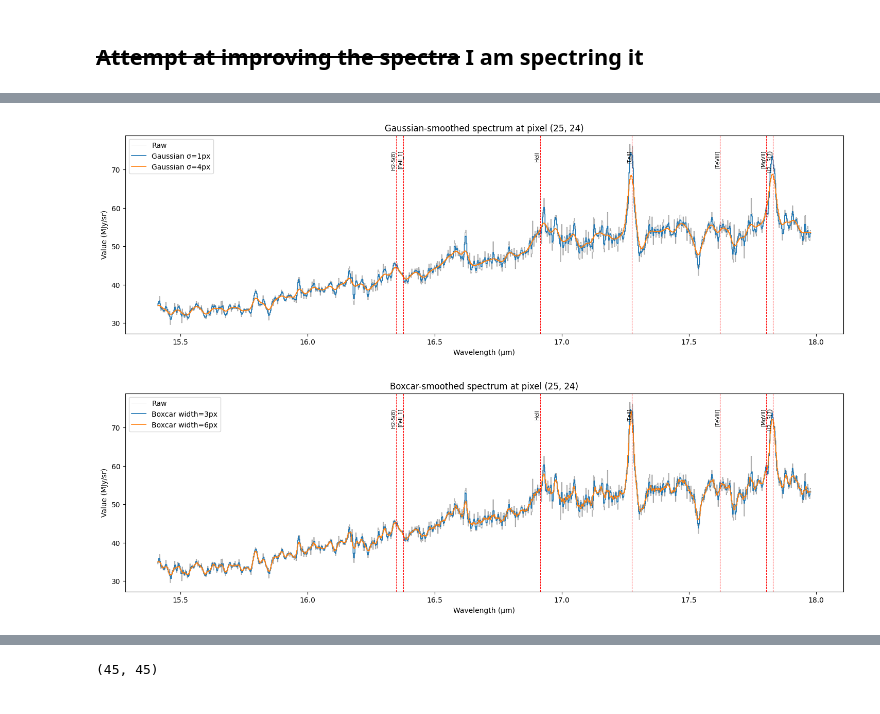
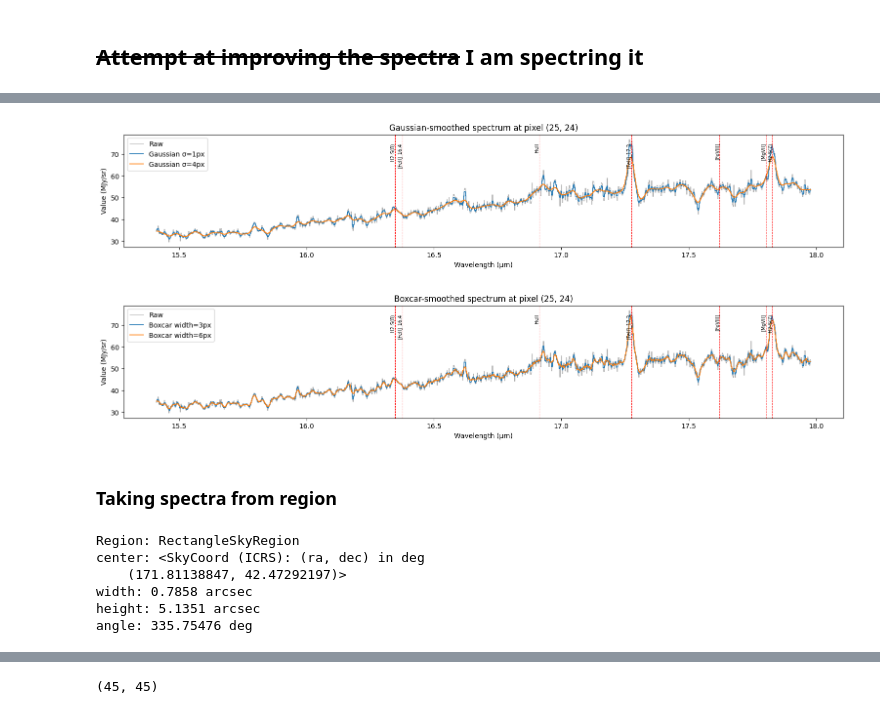
Before and after one commit to fa-yil/miri_bg_subtract, a Jupyter notebook: miri_notebook/spectroscopy.ipynb, the cells around one changed output, grey strips where cells are left out. Cells and saved outputs as stored; diff of their text form; code cells hidden in the pictures.

```diff
--- a/miri_notebook/spectroscopy.ipynb
+++ b/miri_notebook/spectroscopy.ipynb
@@ -176,8 +207,6 @@ print(wave[0], wave[-1])
 # Now onto smoothing and stuff
 
 from astropy.convolution import Gaussian1DKernel, Box1DKernel, convolve
-
-
 
 
 
@@ -196,7 +225,7 @@ for w in widths:
     smoothed_box[w] = convolve(spectrum, kernel, boundary='extend')
 
 # Plot: raw + Gaussian smoothed
-plt.figure(figsize=(18,5))
+plt.figure(figsize=(19,3))
 plt.step(wave, spectrum, color='gray', lw=0.7, alpha=0.75, label='Raw')
 
 for s, sm in smoothed_gauss.items():
@@ -207,33 +236,65 @@ for name, wl in lines2draw.items():
     plt.text(wl, plt.ylim()[1]*0.95, name, rotation=90,
               fontsize=7, ha='right', va='top')
 plt.xlabel("Wavelength (μm)")
 plt.ylabel("Value (MJy/sr)")
 plt.title(f"Gaussian-smoothed spectrum at pixel ({x}, {y})")
 plt.legend()
 plt.show()
 
 
 
 
 # Plot: raw + boxcar smoothed
-plt.figure(figsize=(18,5))
+plt.figure(figsize=(19,3))
 plt.step(wave, spectrum, color='gray', lw=0.7, alpha=0.75, label='Raw')
 for w, sm in smoothed_box.items():
     plt.step(wave, sm, lw=1.2, label=f'Boxcar width={w}px')
 
 
 # Dashed lines at wl of interest
+
+
+
 for name, wl in lines2draw.items():
     plt.axvline(x=wl, lw=0.75, color='red', linestyle='dashed')
     plt.text(wl, plt.ylim()[1]*0.95, name, rotation=90,
               fontsize=7, ha='right', va='top')
 
 
 plt.xlabel("Wavelength (μm)")
 plt.ylabel("Value (MJy/sr)")
 plt.title(f"Boxcar-smoothed spectrum at pixel ({x}, {y})")
 plt.legend()
 plt.show()
 # %% [output]
-[figure, old version]
+[figure, new version]
-[figure, old version]
+[figure, new version]
+# %% [markdown]
+### Taking spectra from region
+# %%
+from regions import Regions
+
+regs = Regions.read(region, format="ds9")   # region = the path string
+ch12_reg = Regions.read(ch12_region, format="ds9")
+ch34_reg = Regions.read(ch34_region, format="ds9")
+
+
+# The first element of the region file is our region info
+arc_region = regs[0]
+ch12_r = ch12_reg[0]
+ch34_r = ch34_reg[0]
+
+# print(region)
+# print(ch12_region)
+# print(ch34_region)
+
+# print(arc_region)
+# print(ch12_r)
+print(ch34_r)
+# %% [output]
+Region: RectangleSkyRegion
+center: <SkyCoord (ICRS): (ra, dec) in deg
+    (171.81138847, 42.47292197)>
+width: 0.7858 arcsec
+height: 5.1351 arcsec
+angle: 335.75476 deg
```
Also changed, not shown: parts of 9 cells of this notebook, 4 other files.
